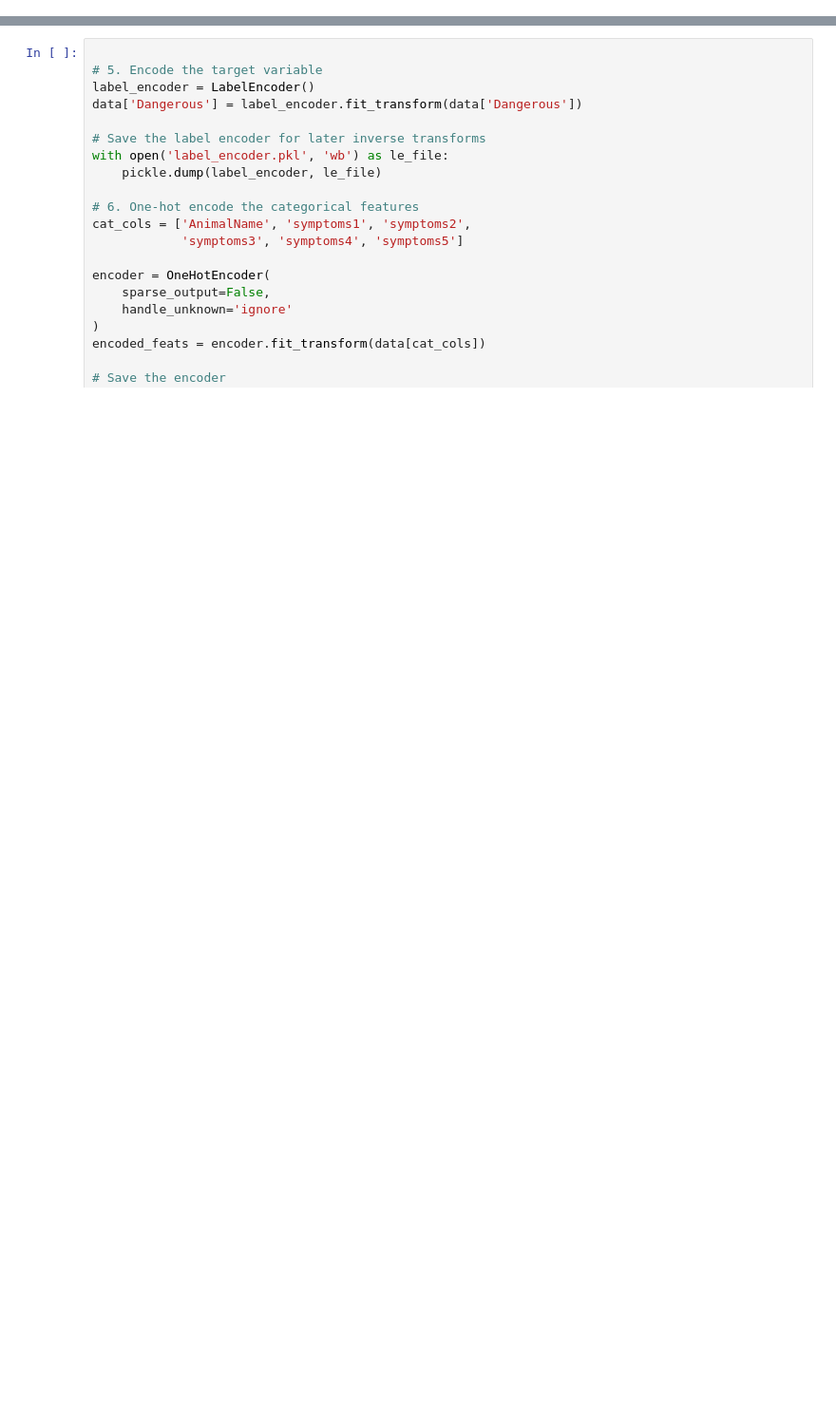
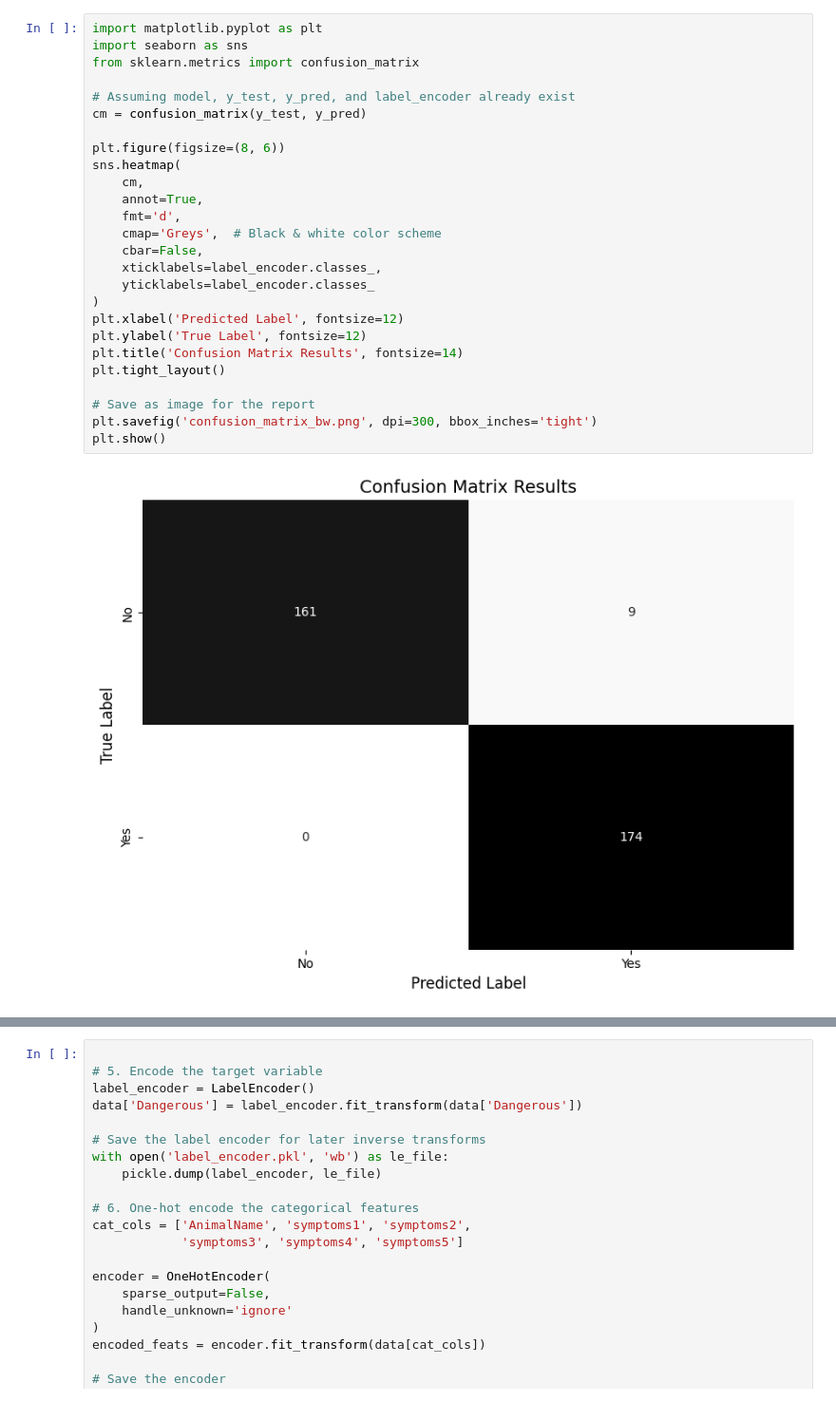
Before and after one commit to IbrahimBagwan1/animal-health-prediction-ml, a Jupyter notebook: animalpredictionjup.ipynb, the cells around one changed output, grey strips where cells are left out. Shown at 95% size. Drawn from its saved outputs; the diff is of its cells as text; blank space fills up the shorter version.

```diff
--- a/animalpredictionjup.ipynb
+++ b/animalpredictionjup.ipynb
@@ -35,0 +24,28 @@ Model saved as 'random_forest_model.joblib'
+# %%
+import matplotlib.pyplot as plt
+import seaborn as sns
+from sklearn.metrics import confusion_matrix
+
+# Assuming model, y_test, y_pred, and label_encoder already exist
+cm = confusion_matrix(y_test, y_pred)
+
+plt.figure(figsize=(8, 6))
+sns.heatmap(
+    cm,
+    annot=True,
+    fmt='d',
+    cmap='Greys',  # Black & white color scheme
+    cbar=False,
+    xticklabels=label_encoder.classes_,
+    yticklabels=label_encoder.classes_
+)
+plt.xlabel('Predicted Label', fontsize=12)
+plt.ylabel('True Label', fontsize=12)
+plt.title('Confusion Matrix Results', fontsize=14)
+plt.tight_layout()
+
+# Save as image for the report
+plt.savefig('confusion_matrix_bw.png', dpi=300, bbox_inches='tight')
+plt.show()
+# %% [output]
+[figure, added]
```
Also changed, not shown: parts of 2 cells of this notebook, 4 other files.
